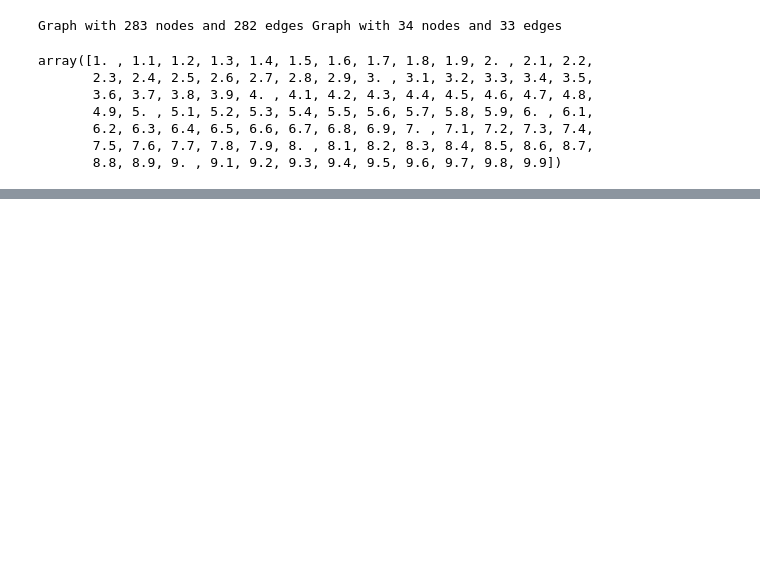
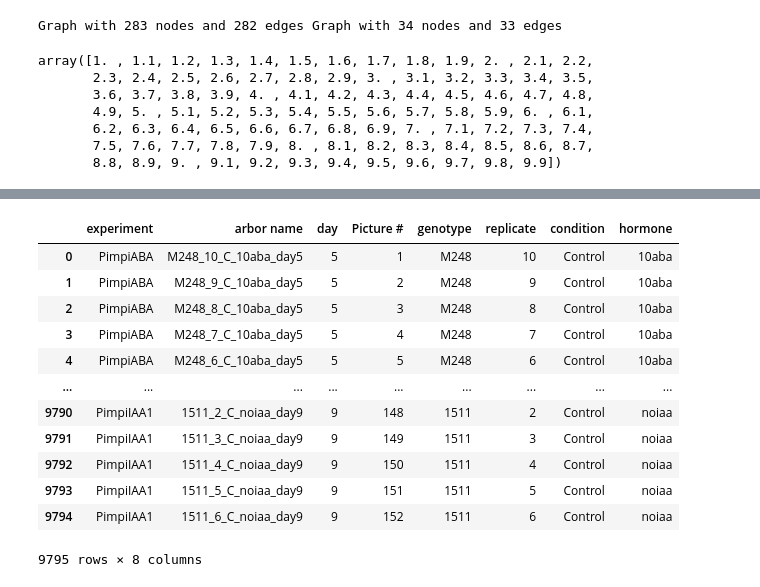
Before and after one commit to arjunc12/Plant-Architecture, a Jupyter notebook: point_similarity.ipynb, the cells around one changed output, grey strips where cells are left out. Saved outputs shown, nothing was run; the diff lists cells and outputs as text; code cells hidden in the pictures; blank space fills up the shorter version.

```diff
--- a/point_similarity.ipynb
+++ b/point_similarity.ipynb
@@ -585,0 +593,19 @@ array([1. , 1.1, 1.2, 1.3, 1.4, 1.5, 1.6, 1.7, 1.8, 1.9, 2. , 2.1, 2.2,
+# %%
+CONDITIONS = {'S' : 'Salt', 'C': 'Control'}
+metadata_df = pd.read_csv('%s/metadata.csv' % METADATA_DIR, skipinitialspace=True)
+metadata_df['condition'] = metadata_df['condition'].map(CONDITIONS)
+metadata_df
+# %% [output]
+|  | experiment | arbor name | day | Picture # | genotype | replicate | condition | hormone |
+| 0 | PimpiABA | M248_10_C_10aba_day5 | 5 | 1 | M248 | 10 | Control | 10aba |
+| 1 | PimpiABA | M248_9_C_10aba_day5 | 5 | 2 | M248 | 9 | Control | 10aba |
+| 2 | PimpiABA | M248_8_C_10aba_day5 | 5 | 3 | M248 | 8 | Control | 10aba |
+| 3 | PimpiABA | M248_7_C_10aba_day5 | 5 | 4 | M248 | 7 | Control | 10aba |
+| 4 | PimpiABA | M248_6_C_10aba_day5 | 5 | 5 | M248 | 6 | Control | 10aba |
+| ... | ... | ... | ... | ... | ... | ... | ... | ... |
+| 9790 | PimpiIAA1 | 1511_2_C_noiaa_day9 | 9 | 148 | 1511 | 2 | Control | noiaa |
+| 9791 | PimpiIAA1 | 1511_3_C_noiaa_day9 | 9 | 149 | 1511 | 3 | Control | noiaa |
+| 9792 | PimpiIAA1 | 1511_4_C_noiaa_day9 | 9 | 150 | 1511 | 4 | Control | noiaa |
+| 9793 | PimpiIAA1 | 1511_5_C_noiaa_day9 | 9 | 151 | 1511 | 5 | Control | noiaa |
+| 9794 | PimpiIAA1 | 1511_6_C_noiaa_day9 | 9 | 152 | 1511 | 6 | Control | noiaa |
+9795 rows × 8 columns
```
Also changed, not shown: parts of 17 cells of this notebook, 3 other files.
